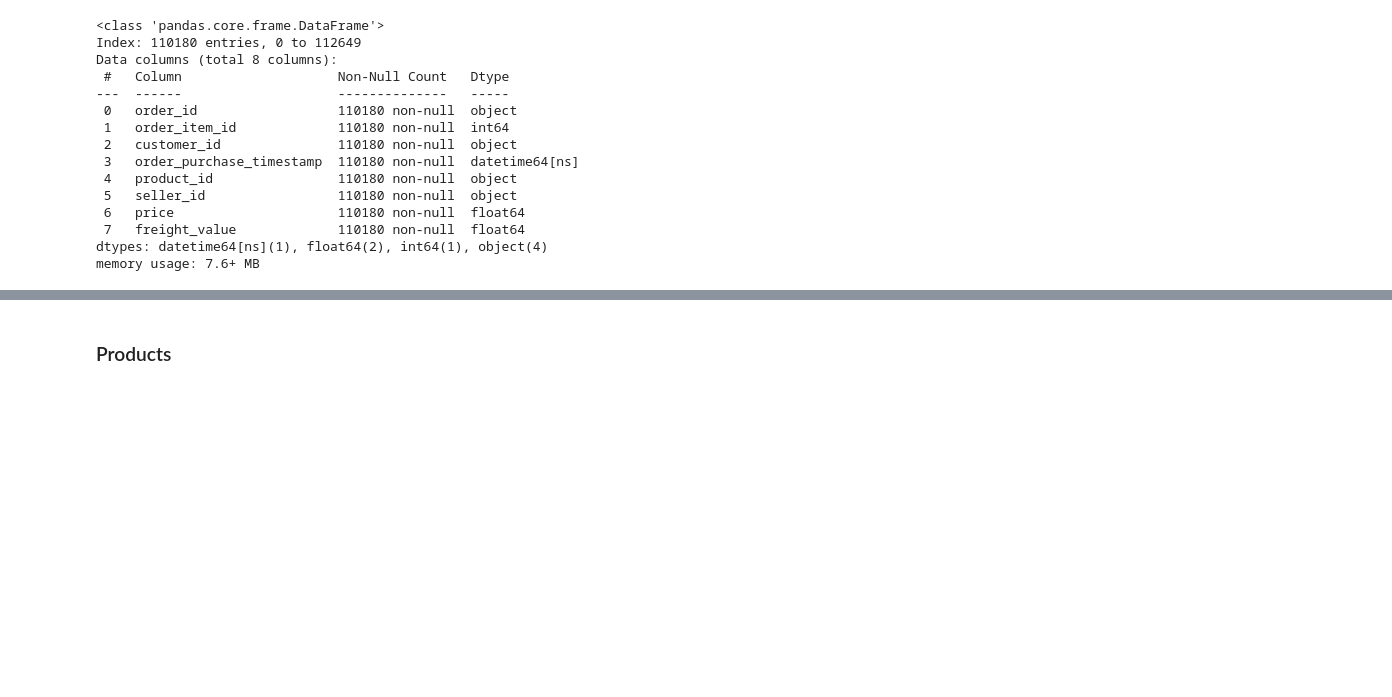
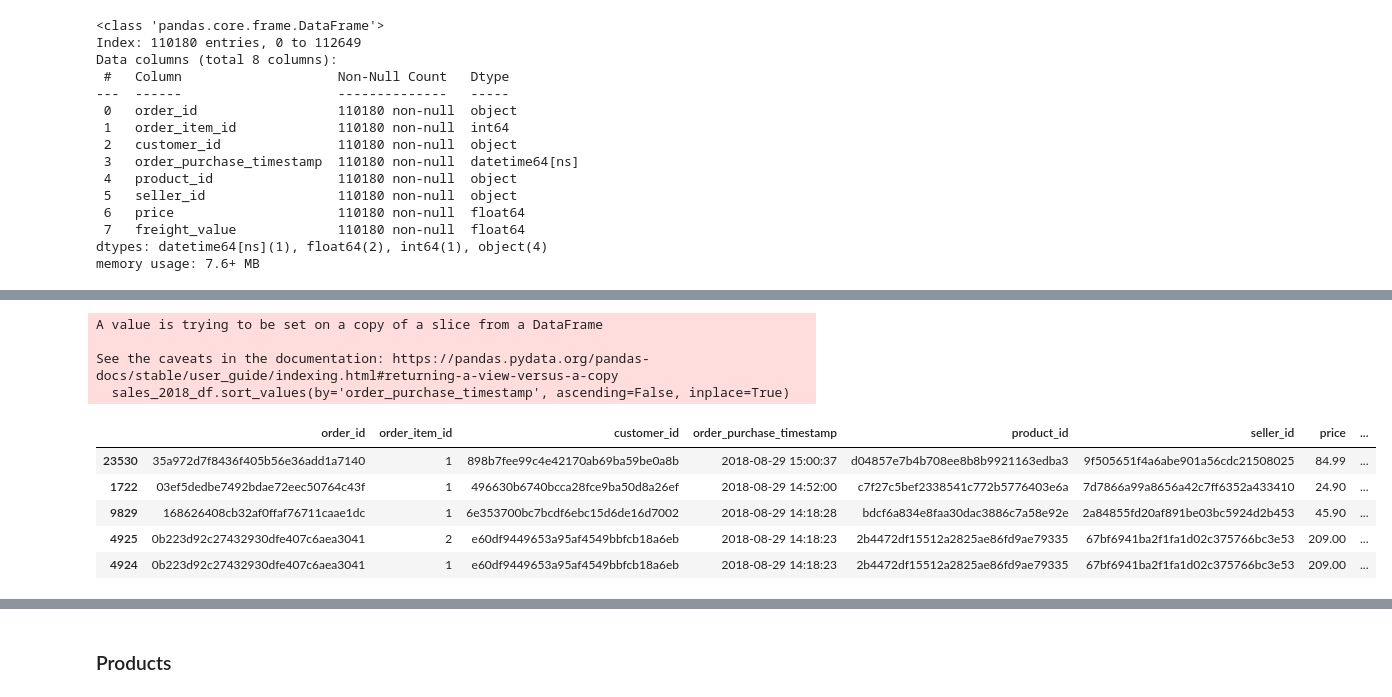
Before and after one commit to Sulbae/Fundamental-Analisis-Data, a Jupyter notebook: Proyek_Analisis_Data_Anggun-Sulis-Setyawan.ipynb, the cells around one changed output, grey strips where cells are left out. Cells and saved outputs as stored; diff of their text form; code cells hidden in the pictures; blank space fills up the shorter version.

```diff
--- a/Proyek_Analisis_Data_Anggun-Sulis-Setyawan.ipynb
+++ b/Proyek_Analisis_Data_Anggun-Sulis-Setyawan.ipynb
@@ -732,0 +767,14 @@ memory usage: 7.6+ MB
+# %%
+sales_2018_df.sort_values(by='order_purchase_timestamp', ascending=False, inplace=True)
+sales_2018_df.head()
+# %% [output]
+A value is trying to be set on a copy of a slice from a DataFrame
+
+See the caveats in the documentation: https://pandas.pydata.org/pandas-docs/stable/user_guide/indexing.html#returning-a-view-versus-a-copy
+  sales_2018_df.sort_values(by='order_purchase_timestamp', ascending=False, inplace=True)
+|  | order_id | order_item_id | customer_id | order_purchase_timestamp | product_id | seller_id | price | ... |
+| 23530 | 35a972d7f8436f405b56e36add1a7140 | 1 | 898b7fee99c4e42170ab69ba59be0a8b | 2018-08-29 15:00:37 | d04857e7b4b708ee8b8b9921163edba3 | 9f505651f4a6abe901a56cdc21508025 | 84.99 | ... |
+| 1722 | 03ef5dedbe7492bdae72eec50764c43f | 1 | 496630b6740bcca28fce9ba50d8a26ef | 2018-08-29 14:52:00 | c7f27c5bef2338541c772b5776403e6a | 7d7866a99a8656a42c7ff6352a433410 | 24.90 | ... |
+| 9829 | 168626408cb32af0ffaf76711caae1dc | 1 | 6e353700bc7bcdf6ebc15d6de16d7002 | 2018-08-29 14:18:28 | bdcf6a834e8faa30dac3886c7a58e92e | 2a84855fd20af891be03bc5924d2b453 | 45.90 | ... |
+| 4925 | 0b223d92c27432930dfe407c6aea3041 | 2 | e60df9449653a95af4549bbfcb18a6eb | 2018-08-29 14:18:23 | 2b4472df15512a2825ae86fd9ae79335 | 67bf6941ba2f1fa1d02c375766bc3e53 | 209.00 | ... |
+| 4924 | 0b223d92c27432930dfe407c6aea3041 | 1 | e60df9449653a95af4549bbfcb18a6eb | 2018-08-29 14:18:23 | 2b4472df15512a2825ae86fd9ae79335 | 67bf6941ba2f1fa1d02c375766bc3e53 | 209.00 | ... |
```
Also changed, not shown: parts of 18 cells of this notebook.
